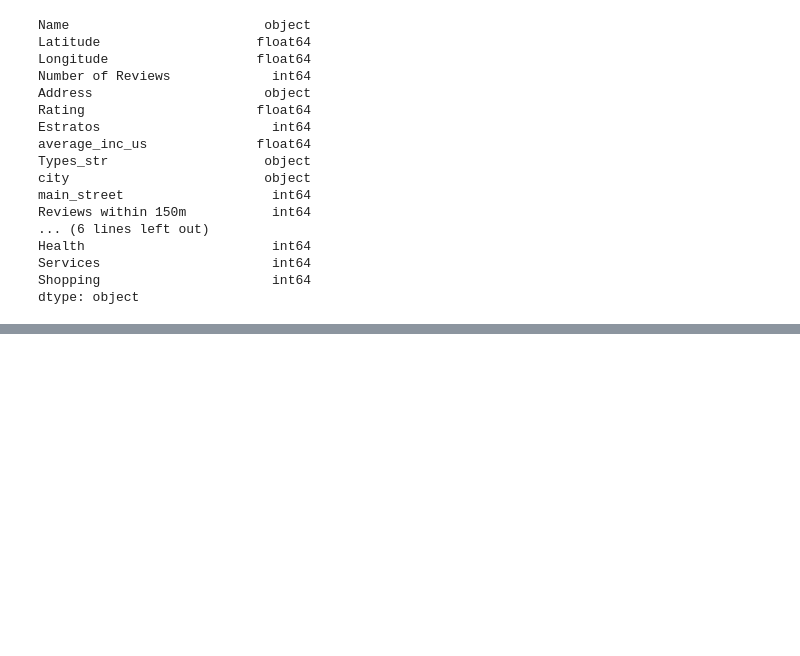
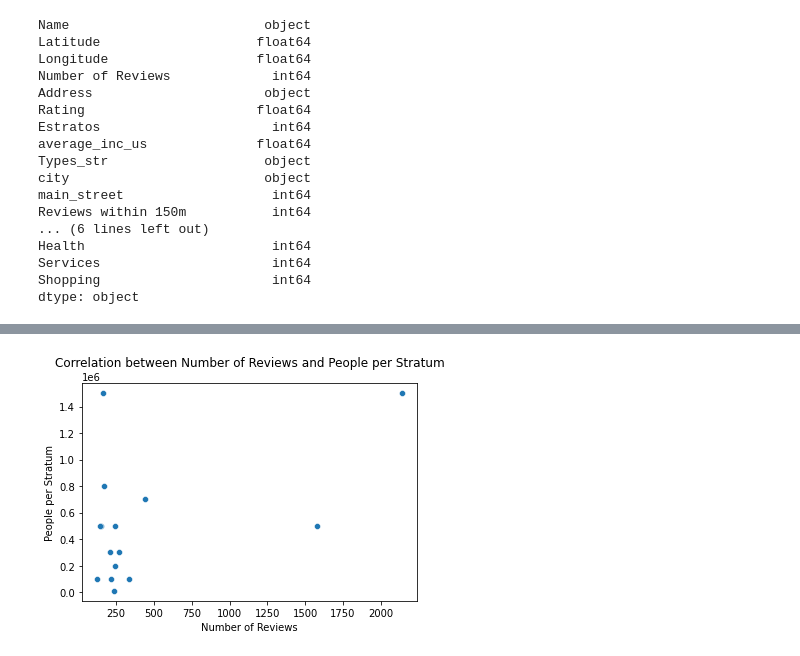
Before and after one commit to victorjrp92/Interrapidisimo_google_api, a Jupyter notebook: Interrapidisimo.ipynb, the cells around one changed output, grey strips where cells are left out. Saved outputs shown, nothing was run; the diff lists cells and outputs as text; code cells hidden in the pictures; blank space fills up the shorter version.

```diff
--- a/Interrapidisimo.ipynb
+++ b/Interrapidisimo.ipynb
@@ -868,0 +871,18 @@ best_inter.to_csv('data/best_inter.csv', index=False)
+# %%
+import seaborn as sns
+
+def scatterplot_num_reviews_people_stratum(data):
+    '''
+    Crea un scatter plot de Number of Reviews vs people_per_stratum
+
+    data: dataframe que contiene las variables a graficar
+    '''
+    sns.scatterplot(data=data, x='Number of Reviews', y='people_per_stratum')
+    plt.xlabel('Number of Reviews')
+    plt.ylabel('People per Stratum')
+    plt.title('Correlation between Number of Reviews and People per Stratum')
+    plt.show()
+# %%
+scatterplot_num_reviews_people_stratum(best_inter)
+# %% [output]
+[figure, added]
```
Also changed, not shown: parts of 51 cells of this notebook, 13 other files.
